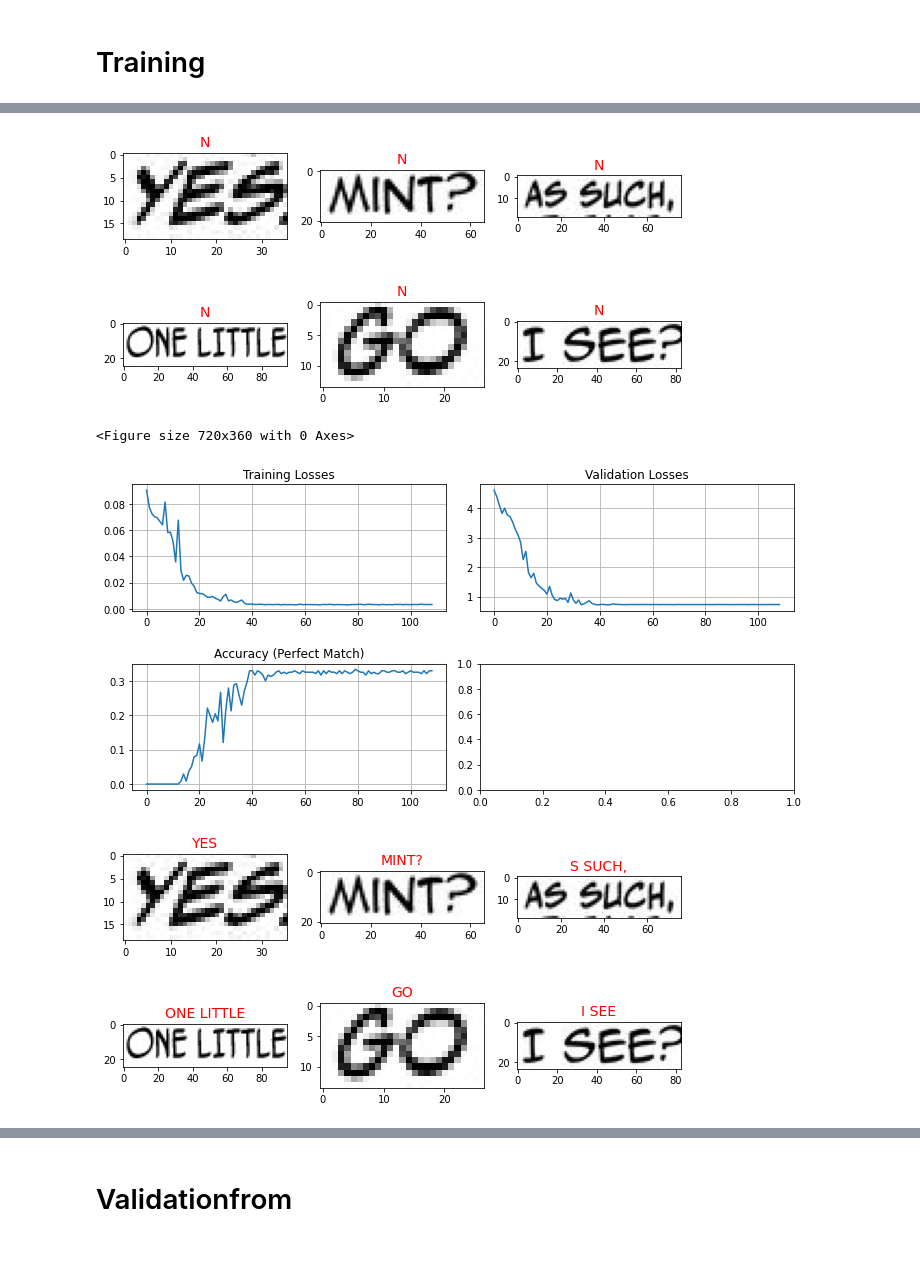
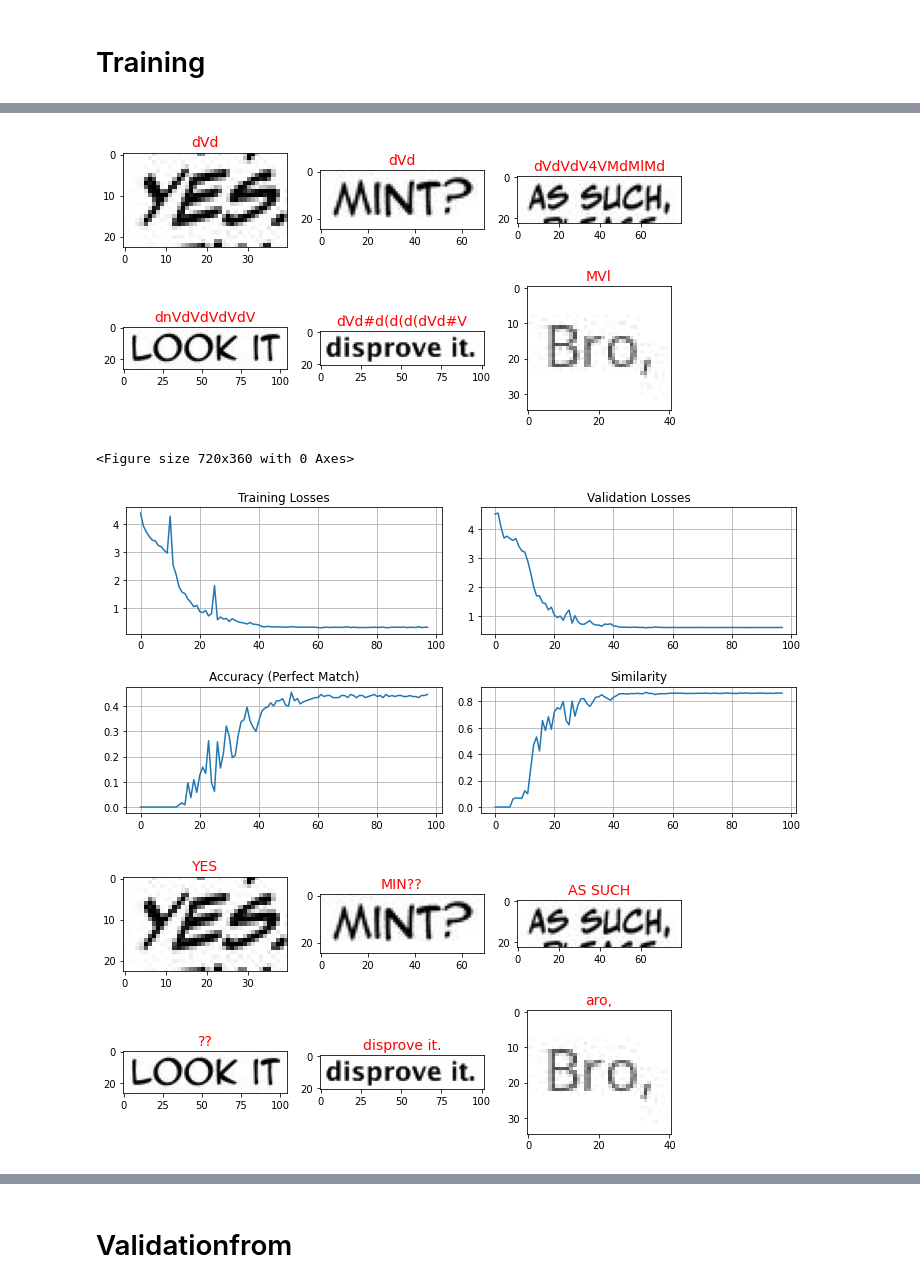
Before and after one commit to wanasit/comic-ocr, a Jupyter notebook: notebooks/Train Recognition Model (default, CRNN small).ipynb, the cells around one changed output, grey strips where cells are left out. Saved outputs shown, nothing was run; the diff lists cells and outputs as text; code cells hidden in the pictures; blank space fills up the shorter version.

```diff
--- a/notebooks/Train Recognition Model (default, CRNN small).ipynb
+++ b/notebooks/Train Recognition Model (default, CRNN small).ipynb
@@ -55,3 +58,13 @@ generated_dataset 4658
+# %%
+dataset_generated_lines_path = get_path_project_dir('data/output/generate_single_line_dataset')
+dataset_generated_lines = recognition.RecognitionDataset.load_generated_single_line_dataset(dataset_generated_lines_path)
+print('dataset_generated_lines', len(dataset_generated_lines))
+
+
+show_images(
+    [dataset_generated_lines.get_line_image(0), dataset_generated_lines.get_line_image(1), dataset_generated_lines.get_line_image(-1)],
+    [dataset_generated_lines.get_line_text(0), dataset_generated_lines.get_line_text(1), dataset_generated_lines.get_line_text(-1)],
+)
 # %%
 dataset_annotated_path = get_path_project_dir('data/manga_line_annotated')
 dataset_annotated = recognition.RecognitionDataset.load_annotated_dataset(dataset_annotated_path)
@@ -68,10 +81,11 @@ dataset_annotated 446
 ## Train/Validation Datasets
 # %%
 import random
-random.seed('abdc')
+random.seed('abc')
 
 dataset_annotated = dataset_annotated.shuffle()
 dataset_generated = dataset_generated.shuffle()
+dataset_generated_lines = dataset_generated_lines.shuffle()
 dataset_example = dataset_example.shuffle()
 
 # Validation Dataset (annotated + example)
@@ -82,15 +96,19 @@ validation_dataset = recognition.RecognitionDataset.merge(
 
 
 # Training Dataset (generated + annotated + example)
+final_training_dataset = recognition.RecognitionDataset.merge(
+    dataset_example,
+    dataset_annotated.subset(from_idx=200),
+)
+
 training_dataset = recognition.RecognitionDataset.merge(
-    dataset_annotated.subset(from_idx=200).repeat(10),
+    final_training_dataset.repeat(10),
     dataset_generated.subset(from_idx=0, to_idx=4000),
 )
 training_dataset = recognition.RecognitionDataset.merge(
     training_dataset,
-    dataset_example.repeat(20)
+    dataset_generated_lines,
 )
-
 training_dataset = recognition.RecognitionDatasetWithAugmentation.of_dataset(
     training_dataset,
     batch_height=model.preferred_image_height,
@@ -101,5 +119,6 @@ training_dataset = recognition.RecognitionDatasetWithAugmentation.of_dataset(
 
 print('validation_dataset', len(validation_dataset))
 print('training_dataset', len(training_dataset))
+print('final_training_dataset', len(final_training_dataset))
 # %% [output]
 validation_dataset 240
@@ -132,12 +156,8 @@ show_example(model, [
     training_dataset.get_line_image(-1)
 ])
 # %% [output]
-[figure, old version]
+[figure, new version]
 # %%
-from comic_ocr.models import train_helpers
-
-save_model_callback = train_helpers.callback_to_save_model_on_increasing_metric(model, model_path, 'perfect_match_accuracy')
-
 def save_and_report(step, train_metrics, validate_metrics):
     save_model_callback(step, train_metrics, validate_metrics)
 
@@ -146,6 +166,7 @@ def save_and_report(step, train_metrics, validate_metrics):
         ('Training Losses', train_metrics['loss']),
         ('Validation Losses', validate_metrics['loss']),
         ('Accuracy (Perfect Match)', validate_metrics['perfect_match_accuracy']),
+        ('Similarity', validate_metrics['similarity']),
     ], num_col=2, figsize=(10, 5))
     show_example(model, [
         validation_dataset.get_line_image(0),
@@ -158,16 +179,16 @@ def save_and_report(step, train_metrics, validate_metrics):
 # %%
 _ = train.train(
     model_name, model,
     train_dataset=training_dataset,
     train_device=device,
     validate_dataset=validation_dataset,
     validate_device=device,
     update_callback=save_and_report,
     update_every_n=40,
     batch_size=50,
-    train_epoch_count=30)
+    train_epoch_count=25)
 # %% [output]
 <Figure size 720x360 with 0 Axes>
-[figure, old version]
+[figure, new version]
-[figure, old version]
+[figure, new version]
 # %%
```
Also changed, not shown: parts of 13 cells of this notebook, 14 other files.
